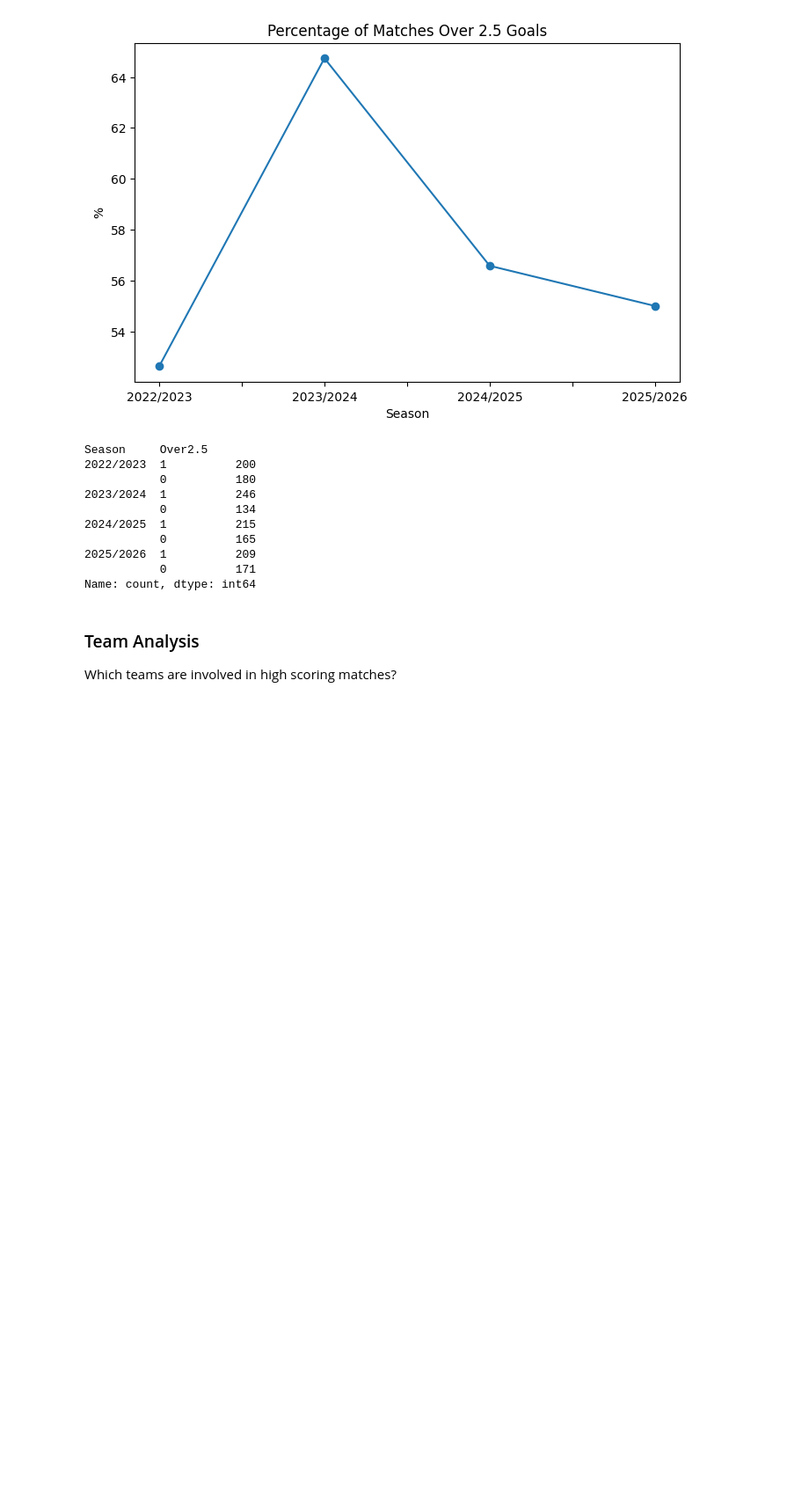
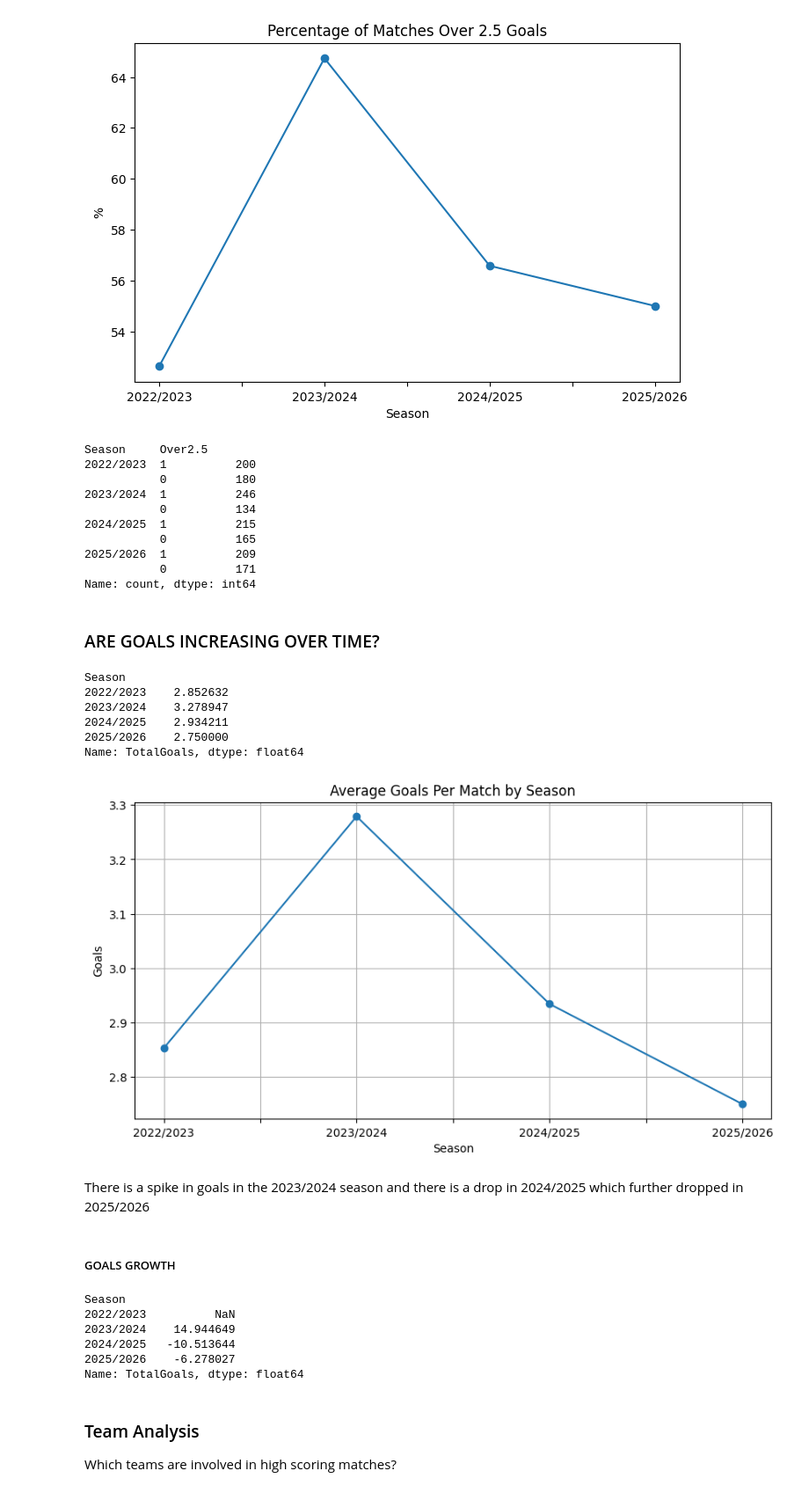
Before and after one commit to CistEm42/Match-Predictor, a Jupyter notebook: notebooks/data_exploration.ipynb, the cells around one changed output. Shown at 88% size. Drawn from its saved outputs; the diff is of its cells as text; code cells hidden in the pictures; blank space fills up the shorter version.

```diff
--- a/notebooks/data_exploration.ipynb
+++ b/notebooks/data_exploration.ipynb
@@ -352,6 +388,51 @@ Season     Over2.5
 2025/2026  1          209
            0          171
 Name: count, dtype: int64
+# %% [markdown]
+### ARE GOALS INCREASING OVER TIME?
+# %%
+goals_per_season = (data.groupby('Season')['TotalGoals'].mean().sort_index())
+goals_per_season
+# %% [output]
+Season
+2022/2023    2.852632
+2023/2024    3.278947
+2024/2025    2.934211
+2025/2026    2.750000
+Name: TotalGoals, dtype: float64
+# %%
+plt.figure(figsize=(10,5))
+
+goals_per_season.plot(
+    marker="o"
+)
+plt.title(
+    "Average Goals Per Match by Season"
+)
+plt.ylabel("Goals")
+plt.xlabel("Season")
+plt.grid(True)
+
+plt.show()
+# %% [output]
+[figure, added]
+# %% [markdown]
+There is a spike in goals in the 2023/2024 season and there is a drop in 2024/2025 which further dropped in 2025/2026
+# %% [markdown]
+##### GOALS GROWTH
+# %%
+goal_growth = (
+    goals_per_season.pct_change()
+    * 100
+)
+goal_growth
+# %% [output]
+Season
+2022/2023          NaN
+2023/2024    14.944649
+2024/2025   -10.513644
+2025/2026    -6.278027
+Name: TotalGoals, dtype: float64
 # %% [markdown]
 ### Team Analysis
 Which teams are involved in high scoring matches?
```
Also changed, not shown: parts of 63 cells of this notebook, 2 other files.
